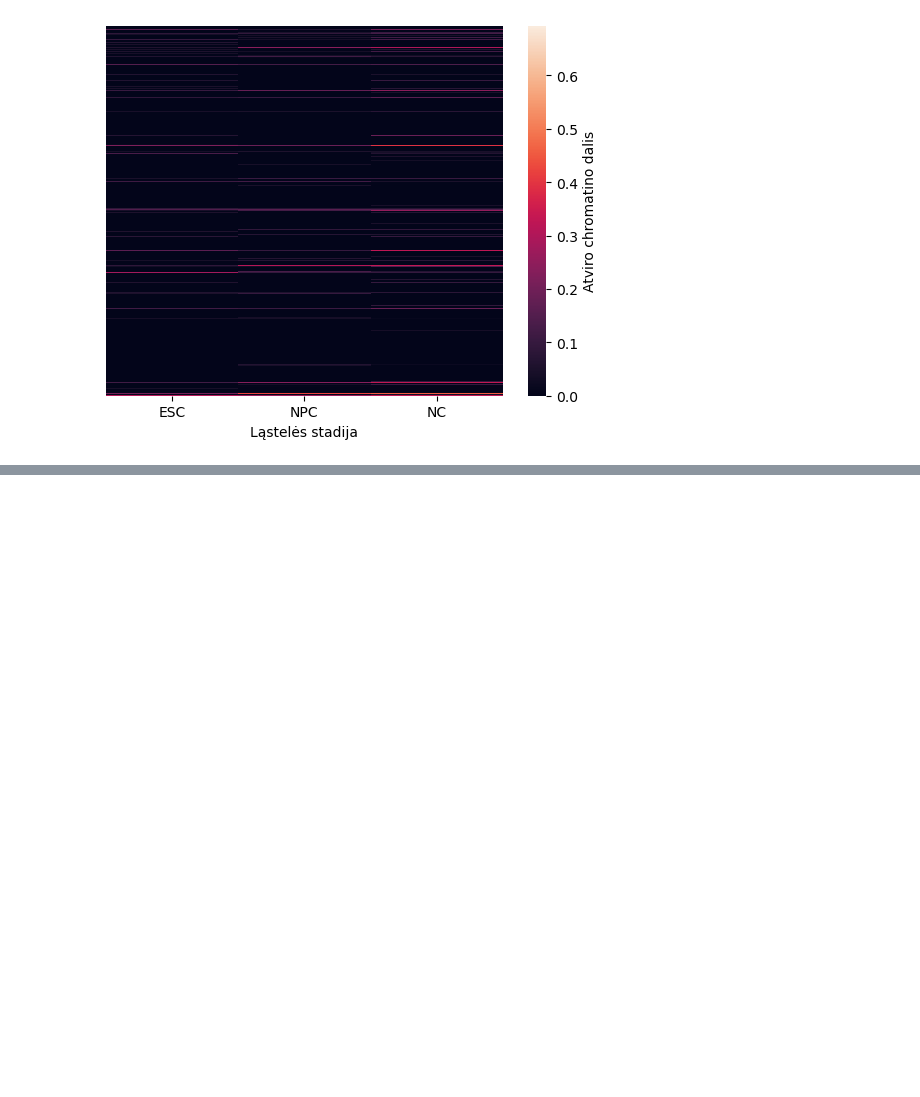
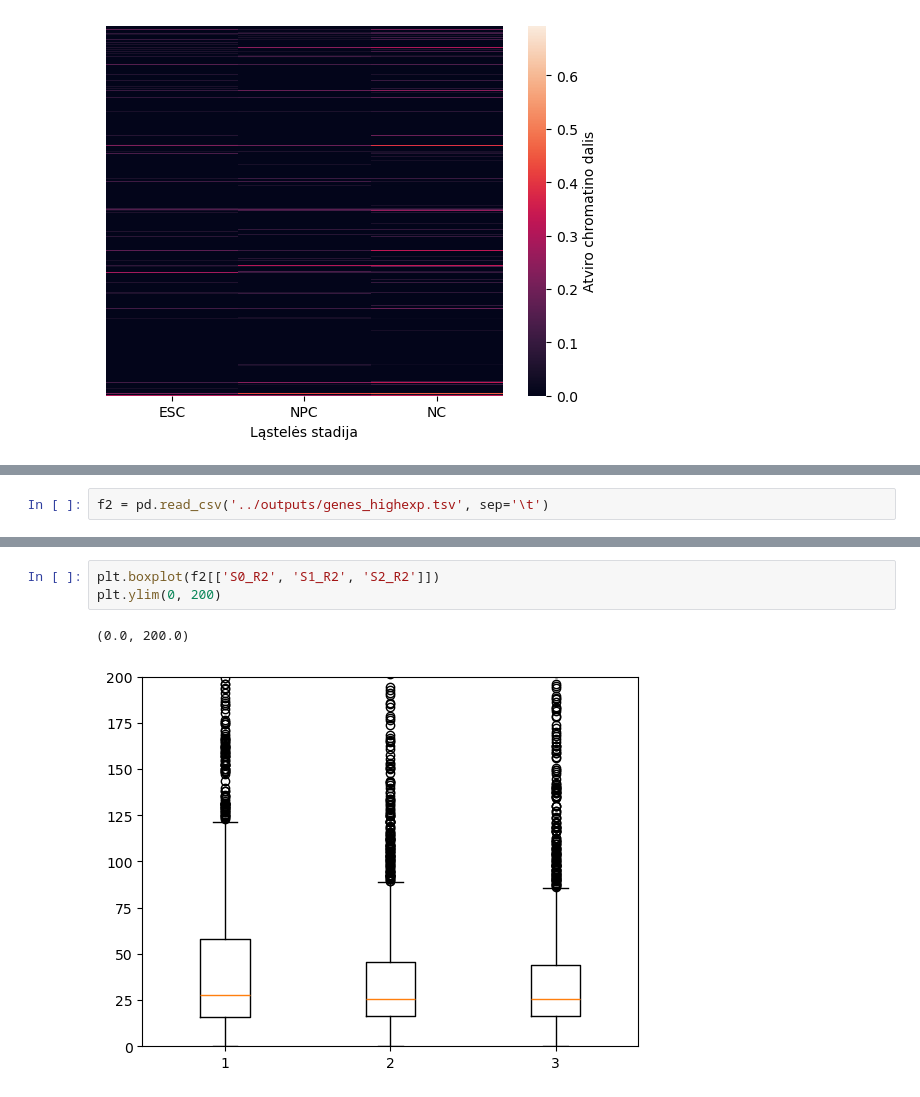
Before and after one commit to lu-kup/bio-baigiamasis, a Jupyter notebook: scripts/gene_analysis.ipynb, the cells around one changed output, grey strips where cells are left out. Drawn from its saved outputs; the diff is of its cells as text; blank space fills up the shorter version.

```diff
--- a/scripts/gene_analysis.ipynb
+++ b/scripts/gene_analysis.ipynb
@@ -764,0 +792,2 @@ Text(0.5, 23.52222222222222, 'Ląstelės stadija')
+# %%
+f2 = pd.read_csv('../outputs/genes_highexp.tsv', sep='\t')
@@ -764,0 +807,6 @@ Text(0.5, 23.52222222222222, 'Ląstelės stadija')
+# %%
+plt.boxplot(f2[['S0_R2', 'S1_R2', 'S2_R2']])
+plt.ylim(0, 200)
+# %% [output]
+(0.0, 200.0)
+[figure, added]
```
Also changed, not shown: parts of 5 cells of this notebook.
